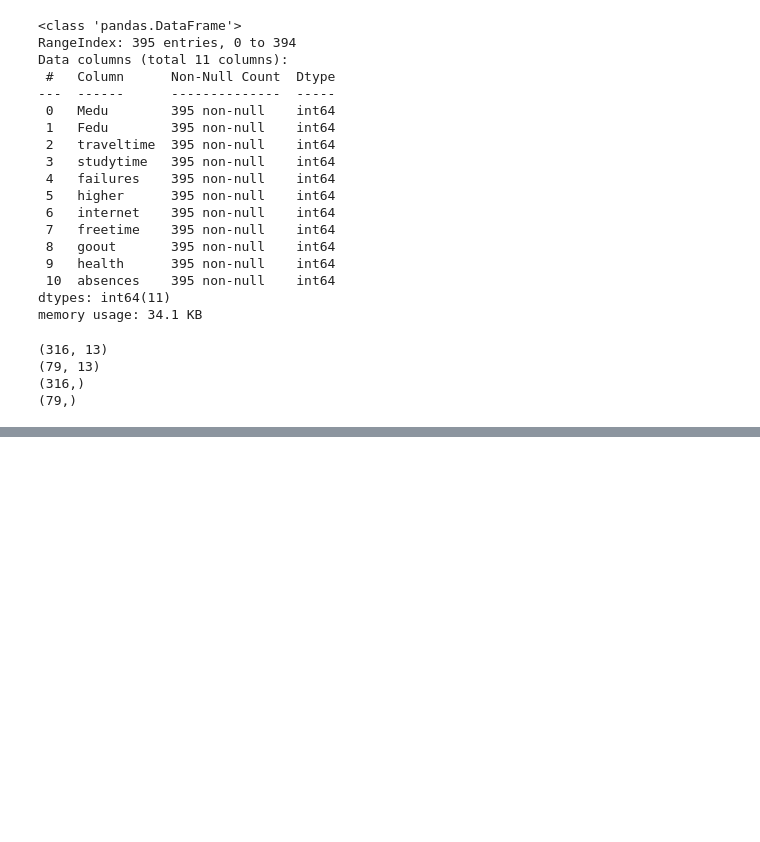
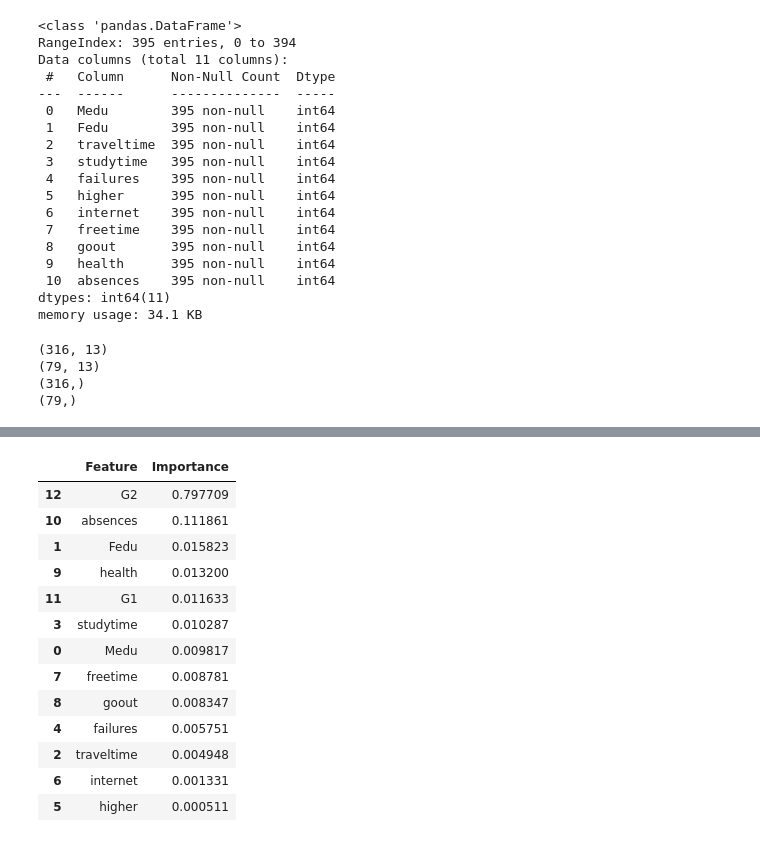
Before and after one commit to Maisha28/AIML-projects, a Jupyter notebook: 01-Regression/Student-Performance-Predictor/notebooks/EDA.ipynb, the cells around one changed output, grey strips where cells are left out. Cells and saved outputs as stored; diff of their text form; code cells hidden in the pictures; blank space fills up the shorter version.

Commit message:
Updated R2 score using RandomForestRegressor for better accuracy

```diff
--- a/01-Regression/Student-Performance-Predictor/notebooks/EDA.ipynb
+++ b/01-Regression/Student-Performance-Predictor/notebooks/EDA.ipynb
@@ -149,0 +150,31 @@ R2: 0.7744384376594491
+# %%
+from sklearn.ensemble import RandomForestRegressor
+model = RandomForestRegressor(
+    n_estimators=100,
+    random_state=42
+)
+# %%
+feature_importance = pd.DataFrame({
+    "Feature": X.columns,
+    "Importance": model.feature_importances_
+})
+
+feature_importance.sort_values(
+    by="Importance",
+    ascending=False
+)
+# %% [output]
+|  | Feature | Importance |
+| 12 | G2 | 0.797709 |
+| 10 | absences | 0.111861 |
+| 1 | Fedu | 0.015823 |
+| 9 | health | 0.013200 |
+| 11 | G1 | 0.011633 |
+| 3 | studytime | 0.010287 |
+| 0 | Medu | 0.009817 |
+| 7 | freetime | 0.008781 |
+| 8 | goout | 0.008347 |
+| 4 | failures | 0.005751 |
+| 2 | traveltime | 0.004948 |
+| 6 | internet | 0.001331 |
+| 5 | higher | 0.000511 |
```
Also changed, not shown: parts of 2 cells of this notebook, 3 other files.
